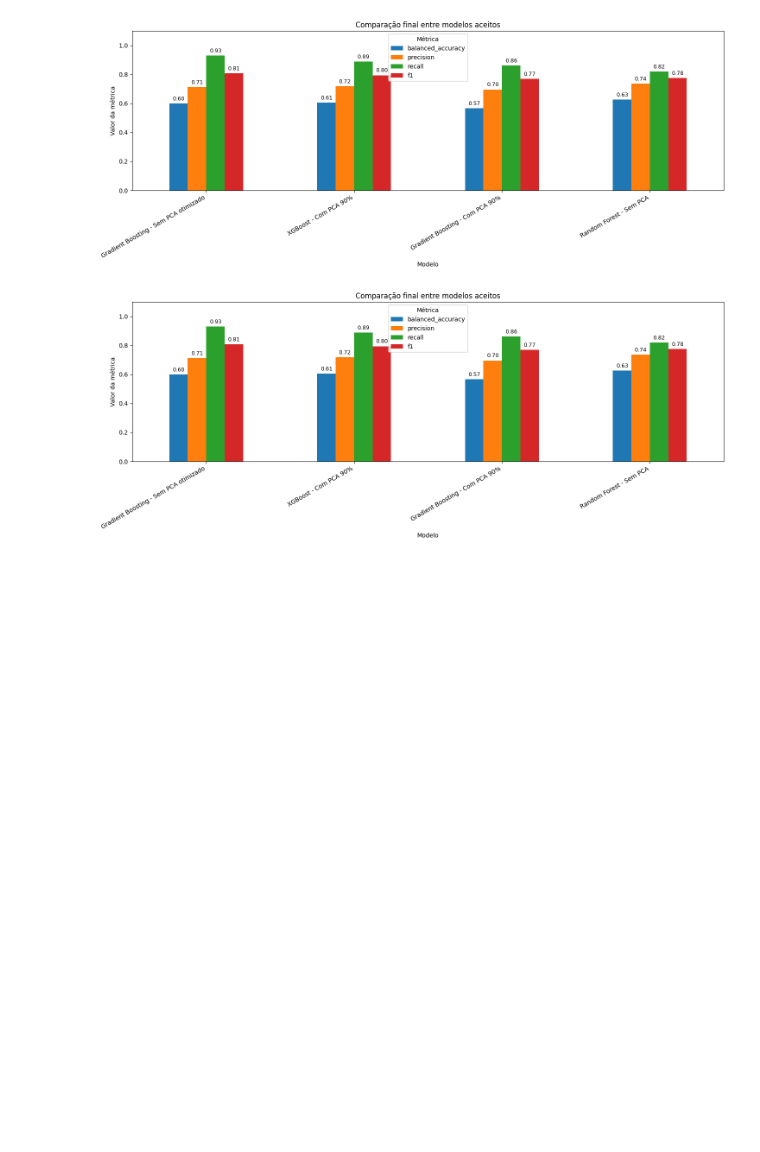
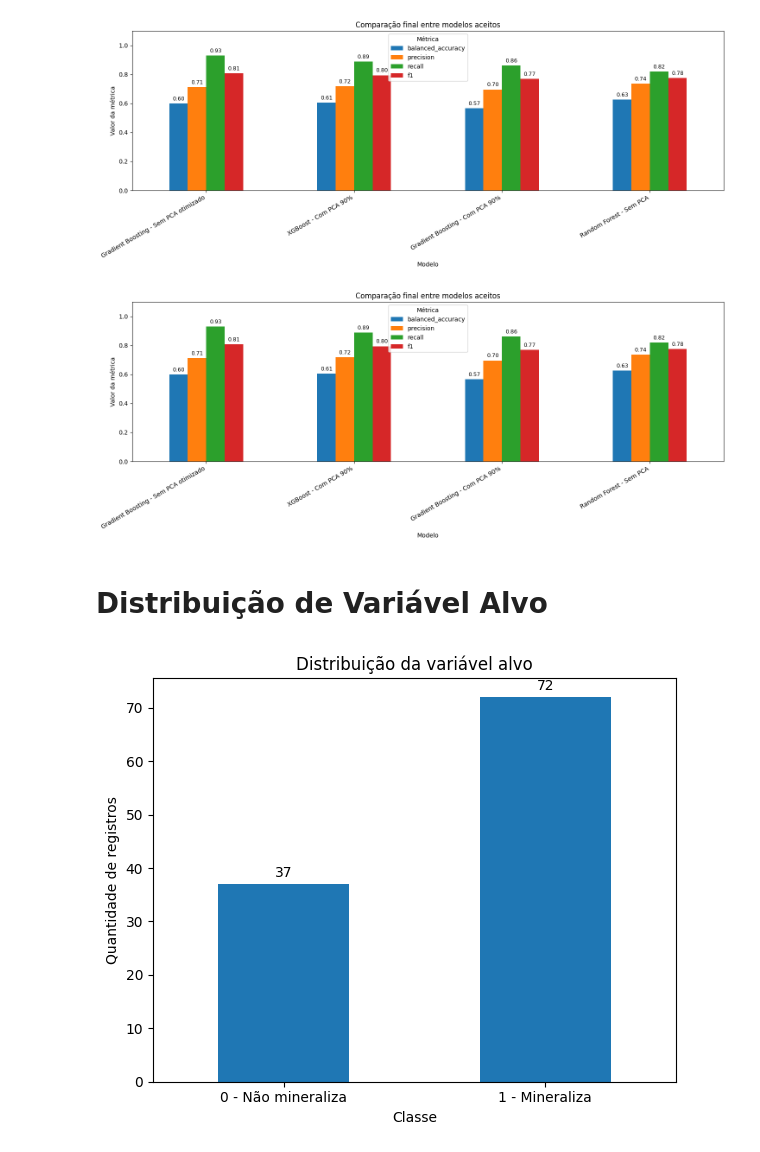
Before and after one commit to pablocosme/Projeto_Residuos_Dentarios_IA, a Jupyter notebook: benchmark_alg.ipynb, the cells around one changed output. Saved outputs shown, nothing was run; the diff lists cells and outputs as text; code cells hidden in the pictures; blank space fills up the shorter version.

```diff
--- a/benchmark_alg.ipynb
+++ b/benchmark_alg.ipynb
@@ -1237,3 +1237,34 @@ plt.savefig(
 plt.show()
 # %% [output]
 [figure]
+# %% [markdown]
+# Distribuição de Variável Alvo
+# %%
+contagem_classes = y.value_counts().sort_index()
+
+ax = contagem_classes.plot(
+    kind="bar",
+    figsize=(6, 5)
+)
+
+plt.title("Distribuição da variável alvo")
+plt.xlabel("Classe")
+plt.ylabel("Quantidade de registros")
+plt.xticks(
+    ticks=[0, 1],
+    labels=["0 - Não mineraliza", "1 - Mineraliza"],
+    rotation=0
+)
+
+for container in ax.containers:
+    ax.bar_label(container, fmt="%d", padding=3)
+
+plt.tight_layout()
+plt.savefig(
+    "grafico_distribuicao_variavel_alvo.png",
+    dpi=300,
+    bbox_inches="tight"
+)
+plt.show()
+# %% [output]
+[figure, added]
```
Also changed, not shown: parts of 3 cells of this notebook, 3 other files.
